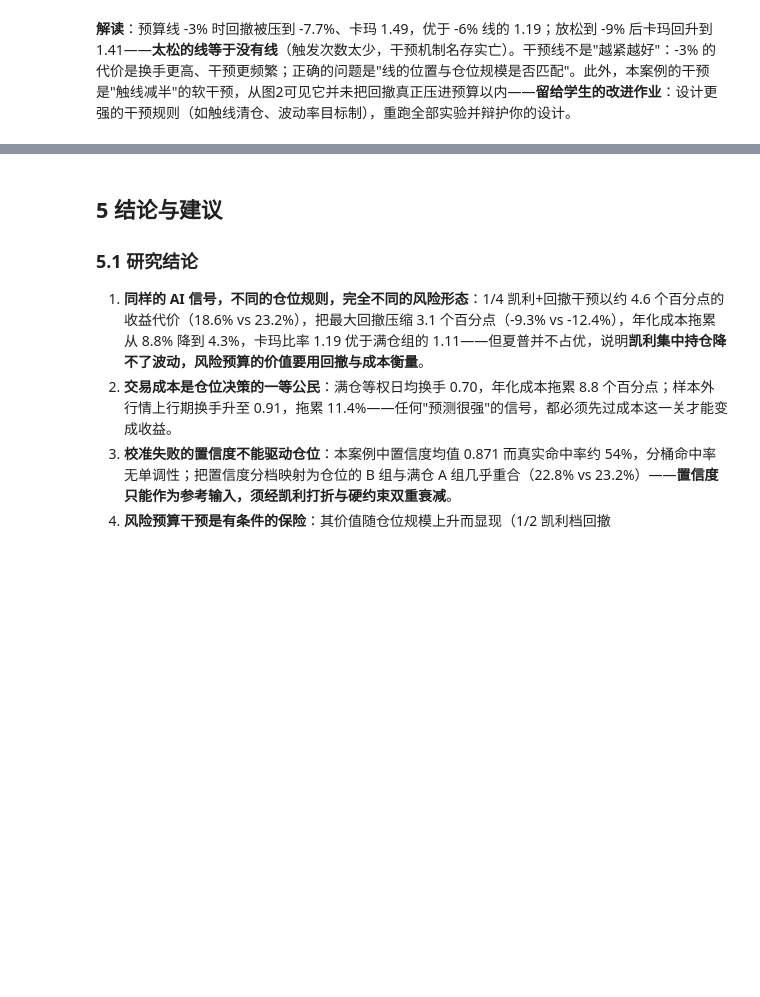
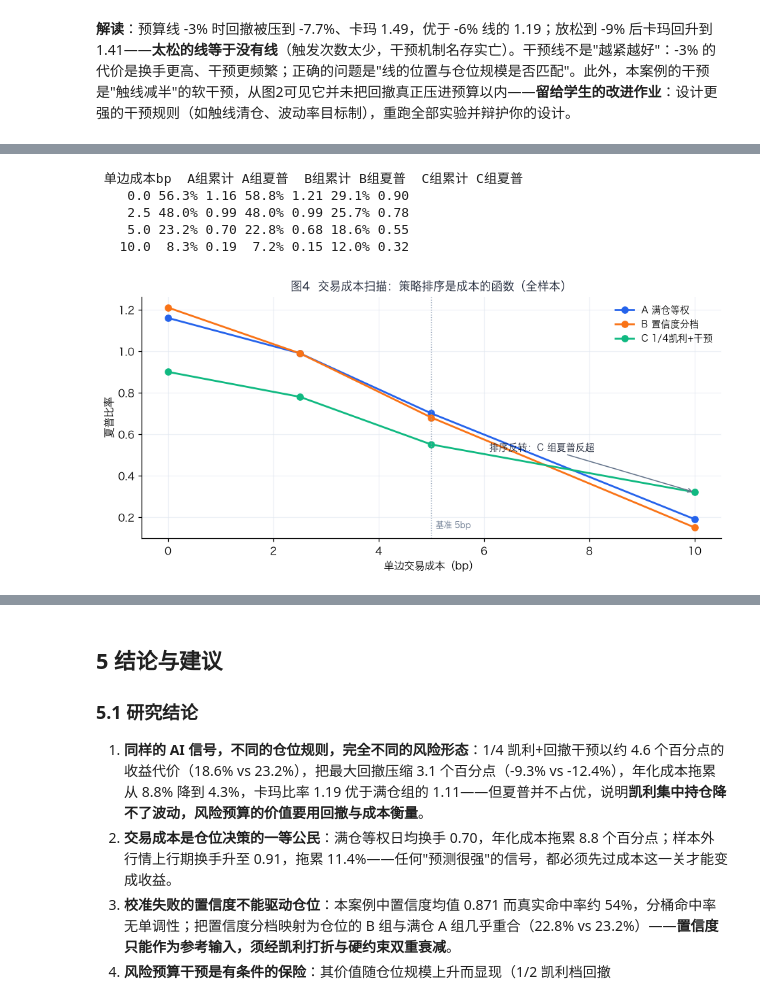
Before and after one commit to Fudan2026/vsim-sandbox-assets, a Jupyter notebook: main.ipynb, the cells around one changed output, grey strips where cells are left out. Saved outputs shown, nothing was run; the diff lists cells and outputs as text; code cells hidden in the pictures; blank space fills up the shorter version.

```diff
--- a/main.ipynb
+++ b/main.ipynb
@@ -440,0 +469,43 @@ print(dd_table.to_string(index=False))
+# %%
+# 4.7.1 交易成本扫描（全样本）：TC_BP 为全局变量，backtest/metrics 调用时读取
+groups47 = {"A组": wA, "B组": wB, "C组": make_wC(0.25)}
+scan_rows = []
+for bp in [0.0, 2.5, 5.0, 10.0]:
+    TC_BP = bp
+    row = {"单边成本bp": bp}
+    for k, fn in groups47.items():
+        port, nav, to_mean = backtest(fn)
+        m = metrics(port, nav, to_mean)
+        row[k + "累计"] = m["累计收益"]
+        row[k + "夏普"] = m["夏普比率"]
+    scan_rows.append(row)
+TC_BP = 5.0                     # 恢复基准口径
+scan = pd.DataFrame(scan_rows)
+print(scan.to_string(index=False))
+# %% [output]
+ 单边成本bp  A组累计 A组夏普  B组累计 B组夏普  C组累计 C组夏普
+    0.0 56.3% 1.16 58.8% 1.21 29.1% 0.90
+    2.5 48.0% 0.99 48.0% 0.99 25.7% 0.78
+    5.0 23.2% 0.70 22.8% 0.68 18.6% 0.55
+   10.0  8.3% 0.19  7.2% 0.15 12.0% 0.32
+# %%
+# 图 4：成本扫描可视化——夏普比率随单边成本的变化（排序反转）
+fig, ax = plt.subplots(figsize=(10, 4.2))
+xs = scan["单边成本bp"].astype(float)
+for k, cc, nm in [("A组", "#2563EB", "A 满仓等权"), ("B组", "#F97316", "B 置信度分档"), ("C组", "#10B981", "C 1/4凯利+干预")]:
+    ys = scan[k + "夏普"].astype(float)
+    ax.plot(xs, ys, marker="o", ms=6, lw=1.8, color=cc, label=nm)
+ax.annotate("排序反转：C 组夏普反超", xy=(10, float(scan[scan["单边成本bp"] == 10.0]["C组夏普"].iloc[0])),
+            xytext=(6.1, 0.52), fontsize=9, color="#0F172A",
+            arrowprops=dict(arrowstyle="->", color="#64748B", lw=1.0))
+ax.axvline(5, color="#94A3B8", ls=":", lw=0.9)
+ax.text(5.08, ax.get_ylim()[0] + 0.05, "基准 5bp", fontsize=8, color="#64748B")
+ax.set_xlabel("单边交易成本（bp）"); ax.set_ylabel("夏普比率")
+ax.set_title("图4  交易成本扫描：策略排序是成本的函数（全样本）", fontsize=11, color="#0F172A")
+ax.legend(fontsize=9, frameon=False)
+ax.grid(alpha=0.6, color="#E2E8F0")
+for sp in ["top", "right"]:
+    ax.spines[sp].set_visible(False)
+plt.show()
+# %% [output]
+[figure, added]
```
Also changed, not shown: parts of 11 cells of this notebook, 7 other files.
